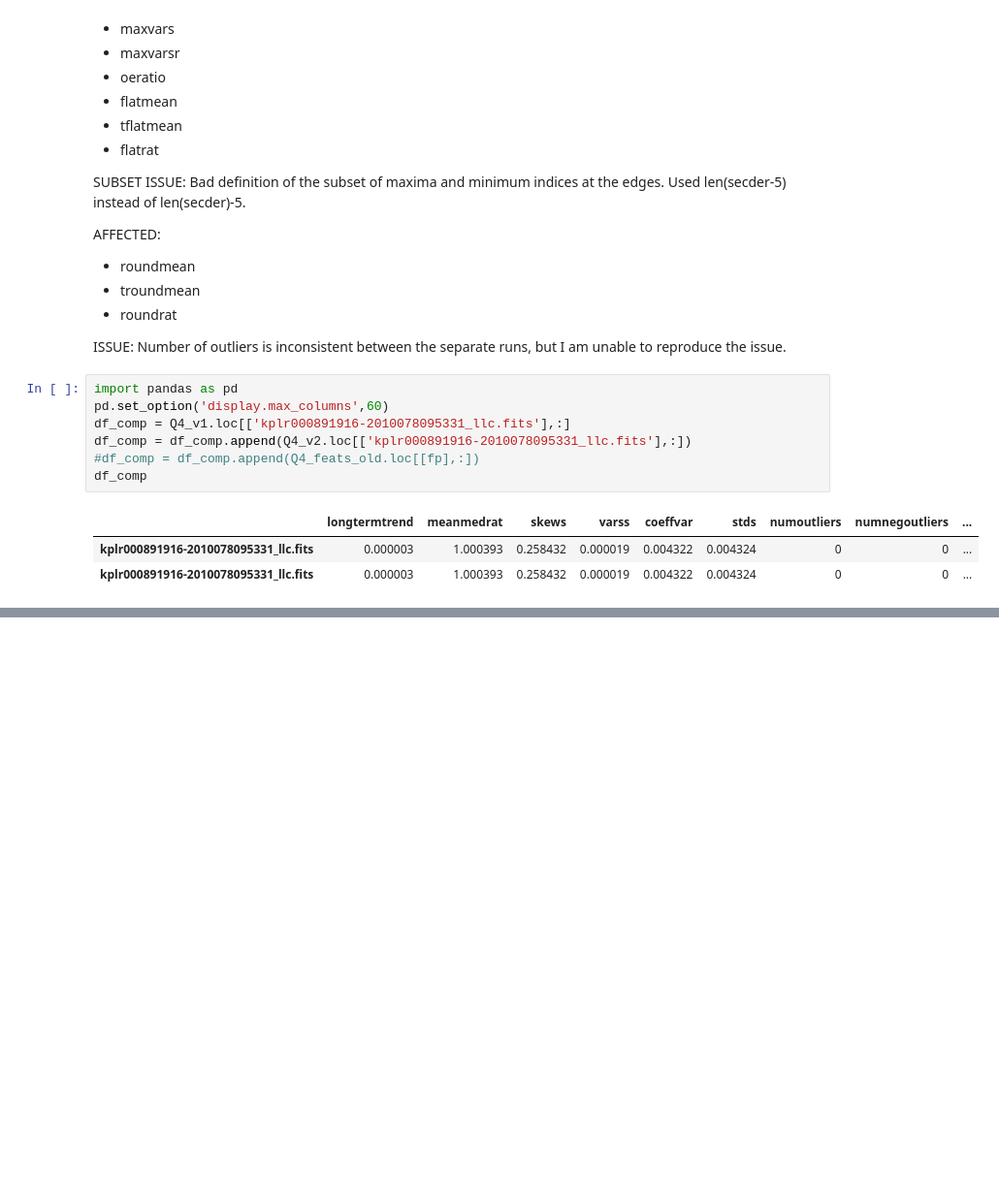
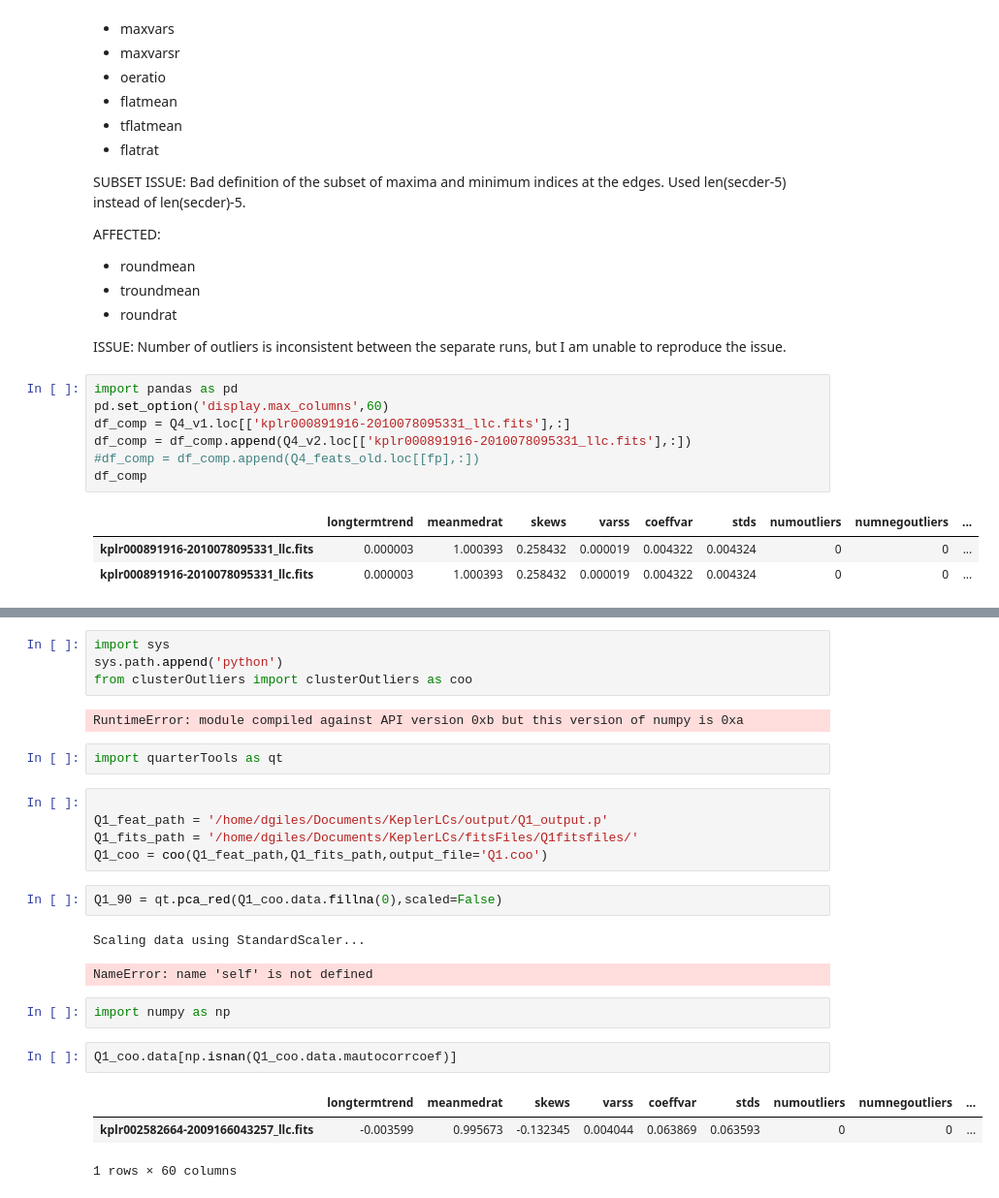
Before and after one commit to d-giles/lcfeatures, a Jupyter notebook: Work Space.ipynb, the cells around one changed output, grey strips where cells are left out. Shown at 97% size. Saved outputs shown, nothing was run; the diff lists cells and outputs as text; blank space fills up the shorter version.

```diff
--- a/Work Space.ipynb
+++ b/Work Space.ipynb
@@ -1497,0 +1511,26 @@ df_comp
+# %%
+import sys
+sys.path.append('python')
+from clusterOutliers import clusterOutliers as coo
+# %% [output]
+RuntimeError: module compiled against API version 0xb but this version of numpy is 0xa
+# %%
+import quarterTools as qt
+# %%
+
+Q1_feat_path = '/home/dgiles/Documents/KeplerLCs/output/Q1_output.p'
+Q1_fits_path = '/home/dgiles/Documents/KeplerLCs/fitsFiles/Q1fitsfiles/'
+Q1_coo = coo(Q1_feat_path,Q1_fits_path,output_file='Q1.coo')
+# %%
+Q1_90 = qt.pca_red(Q1_coo.data.fillna(0),scaled=False)
+# %% [output]
+Scaling data using StandardScaler...
+NameError: name 'self' is not defined
+# %%
+import numpy as np
+# %%
+Q1_coo.data[np.isnan(Q1_coo.data.mautocorrcoef)]
+# %% [output]
+|  | longtermtrend | meanmedrat | skews | varss | coeffvar | stds | numoutliers | numnegoutliers | ... |
+| kplr002582664-2009166043257_llc.fits | -0.003599 | 0.995673 | -0.132345 | 0.004044 | 0.063869 | 0.063593 | 0 | 0 | ... |
+1 rows × 60 columns
```
Also changed, not shown: parts of 4 cells of this notebook, 6 other files.
